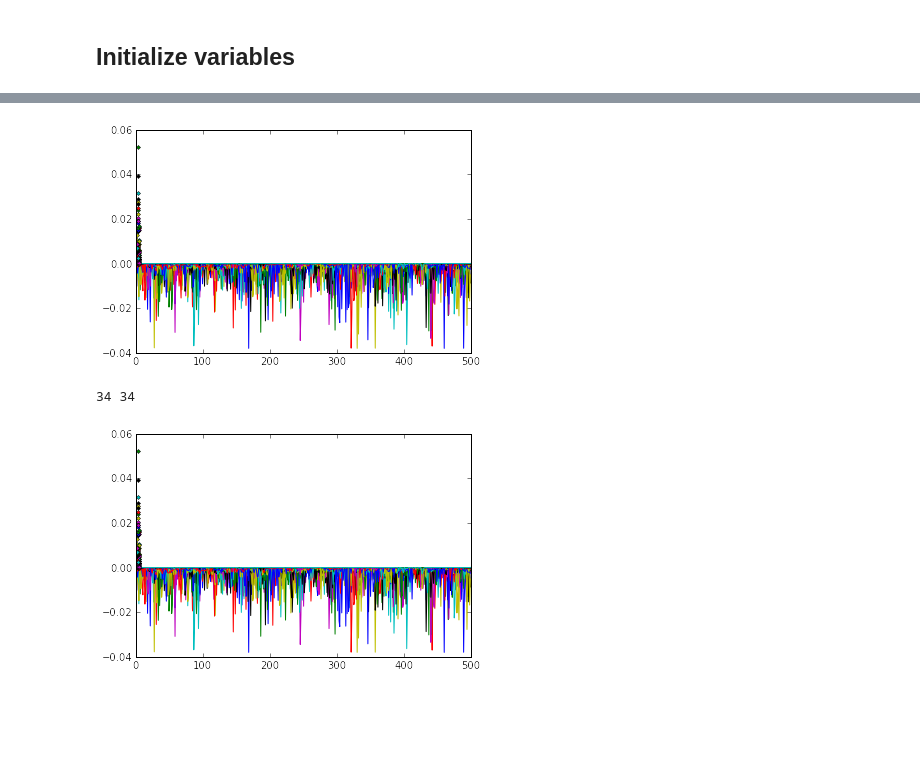
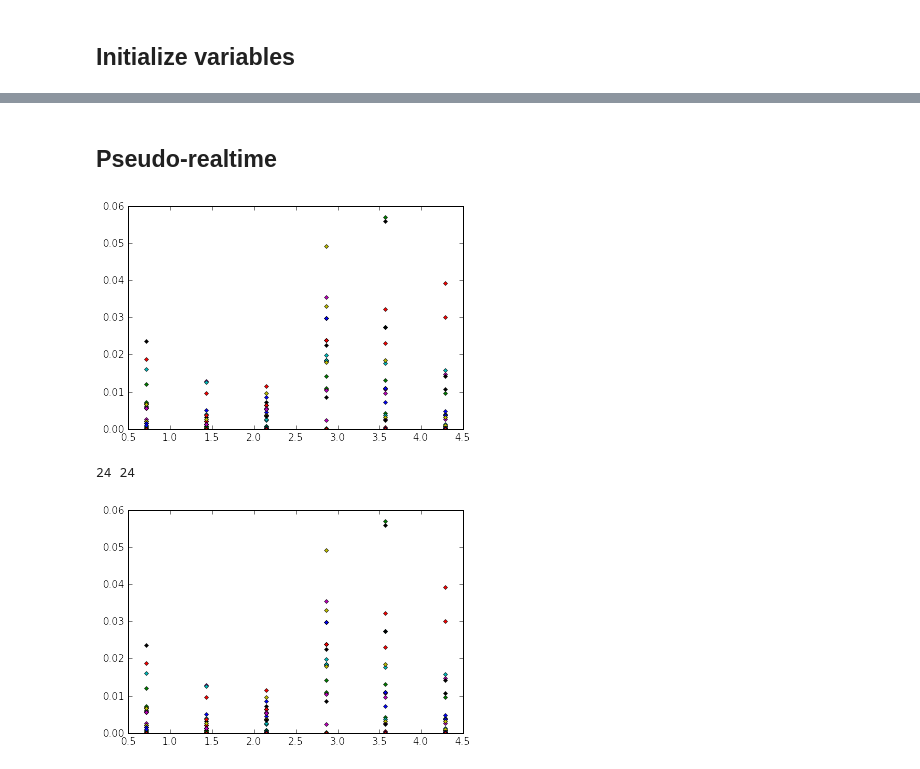
Before and after one commit to bauer-san/BeatBag, a Jupyter notebook: BeatBag.ipynb, the cells around one changed output, grey strips where cells are left out. Cells and saved outputs as stored; diff of their text form; code cells hidden in the pictures; blank space fills up the shorter version.

```diff
--- a/BeatBag.ipynb
+++ b/BeatBag.ipynb
@@ -18,8 +18,8 @@ def lpf(alpha, x, y_old):
 def hpf(alpha, x, x_old, y_old):
     return (alpha * (y_old + x - x_old))
 
-def vector_mag(x,y):
-    return (np.sqrt(x**2 + y**2))
+def vector_mag(x, y, z):
+    return (np.sqrt(x**2 + y**2 + z**2))
 
 def goertzel(samples, sample_rate, *freqs):
     """
@@ -93,6 +93,10 @@ alpha_lpf = (float)(sampletime / (sampletime+timeconstant_lpf))
 
 timeconstant_hpf = 0.8
 alpha_hpf = (float)(sampletime / (sampletime+timeconstant_hpf))
+
+x=0.0
+y=0.0
+z=0.0
 
 x_lpf=0.0
 y_lpf=0.0
@@ -114,8 +164,10 @@ z_hpf_old=0.0
+# %% [markdown]
+## Pseudo-realtime
 # %%
 i=0
 count=0
 hitcount = 0
-ARRAYSIZE = 500
+ARRAYSIZE = 700
 myvec_z=np.zeros(ARRAYSIZE)
 #myvec_c=np.zeros(ARRAYSIZE)
 #x=0.0
@@ -144,49 +196,50 @@ with open(data_path, 'rb') as csvfile:
         #x_lpf_old = x_lpf
         #x_hpf_old = x_hpf
 
         #y_lpf = lpf(alpha_lpf, y, y_lpf)
         #y_hpf = hpf(alpha_hpf, y_lpf, y_lpf_old, y_hpf_old)
         #y_lpf_old = y_lpf
         #y_hpf_old = y_hpf
 
         z_lpf = lpf(alpha_lpf, z, z_lpf)
         z_hpf = hpf(alpha_hpf, z_lpf, z_lpf_old, z_hpf_old)
         z_lpf_old = z_lpf
         z_hpf_old = z_hpf
 
         #calculate a vector in plane of the bag platform
         #c = vector_mag(x_hpf, y_hpf)
 
         #trying to do fifo/circular buffer
         myvec_z=np.roll(myvec_z, -1)
         myvec_z=np.delete(myvec_z, ARRAYSIZE-1)
         myvec_z=np.append(myvec_z,float(min(z_hpf,0)))
 #        myvec_z=np.append(myvec_z,float(min(z,0)))
 #        myvec_z=np.append(myvec_z, z)
 
-        i+=1
-        if (i==ARRAYSIZE): #when buffer full, ship to processing
-            count+=1
+        if (1):
+            i+=1
+            if (i==ARRAYSIZE): #when buffer full, ship to processing
+                count+=1
 #            plt.plot(myvec_z)
-            freqs, results = goertzel(myvec_z, 1/sampletime, (1, 5))
+                freqs, results = goertzel(myvec_z, 1/sampletime, (1, 5))
 
-            bb = np.array(results)[2,2]
-            if bb>0:
-                hitcount+=1
+                bb = np.array(results)[2,2]
+                if bb>0:
+                    hitcount+=1
 
-            #reset buffer, counter
-            myvec_z=np.zeros(ARRAYSIZE)
-            i=0
+                #reset buffer, counter
+                myvec_z=np.zeros(ARRAYSIZE)
+                i=0
 
-            #live update
-            ax.plot(freqs, np.array(results)[:,2], '.')
-            display.clear_output(wait=True)
-            display.display(plt.gcf())
+                #live update
+                ax.plot(freqs, np.array(results)[:,2], '.')
+                display.clear_output(wait=True)
+                display.display(plt.gcf())
 
 print count, hitcount
 # %% [output]
-[figure, old version]
+[figure, new version]
-34 34
+24 24
-[figure, old version]
+[figure, new version]
 # %%
 print freqs, results
```
Also changed, not shown: parts of 5 cells of this notebook.
